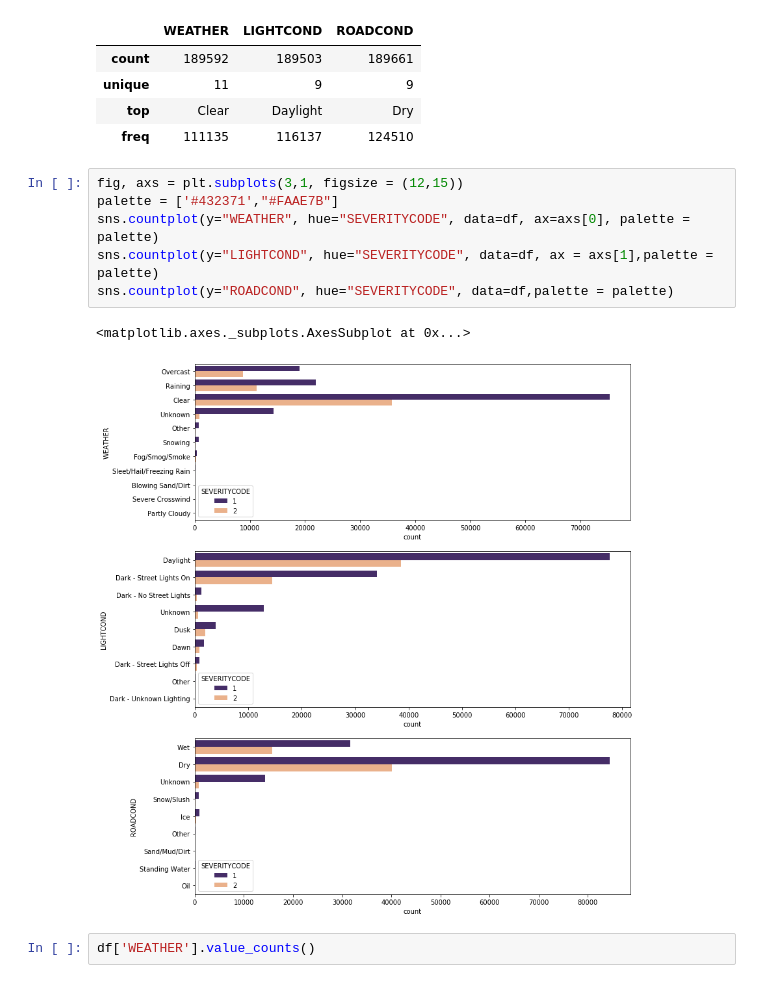
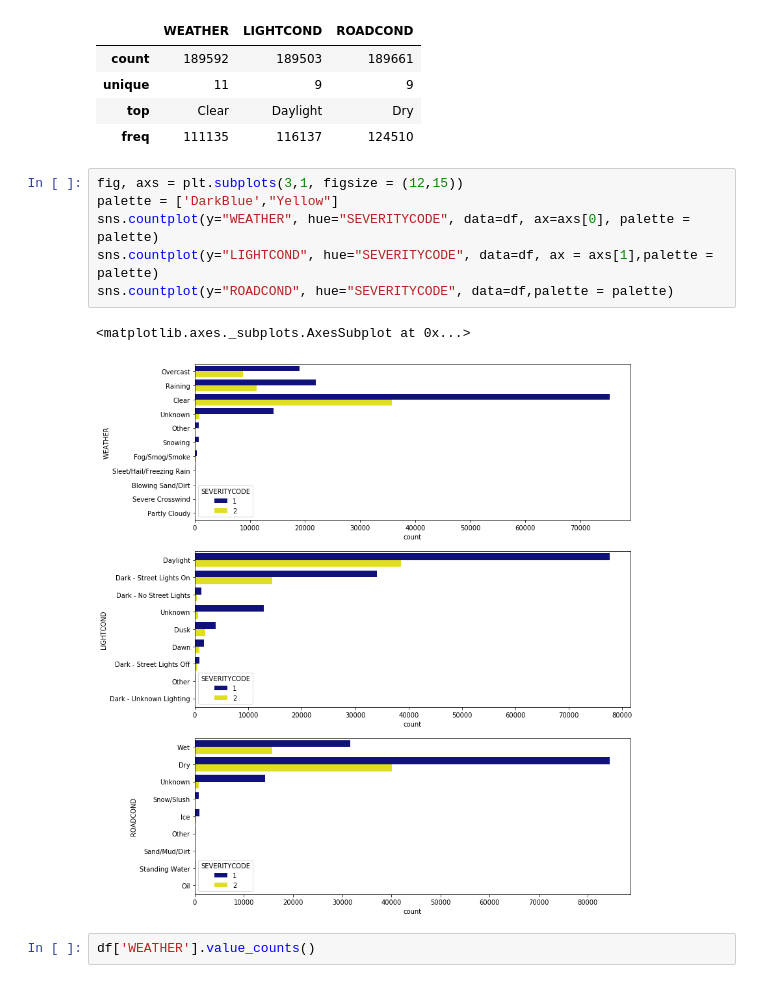
Before and after one commit to corduroy24/Coursera_Capstone, a Jupyter notebook: Coursera_Capstone.ipynb, the cells around one changed output. Drawn from its saved outputs; the diff is of its cells as text.

```diff
--- a/Coursera_Capstone.ipynb
+++ b/Coursera_Capstone.ipynb
@@ -104,13 +110,13 @@ df[['WEATHER', 'LIGHTCOND', 'ROADCOND']].describe()
 | freq | 111135 | 116137 | 124510 |
 # %%
 fig, axs = plt.subplots(3,1, figsize = (12,15))
-palette = ['#432371',"#FAAE7B"]
+palette = ['DarkBlue',"Yellow"]
 sns.countplot(y="WEATHER", hue="SEVERITYCODE", data=df, ax=axs[0], palette = palette)
 sns.countplot(y="LIGHTCOND", hue="SEVERITYCODE", data=df, ax = axs[1],palette = palette)
 sns.countplot(y="ROADCOND", hue="SEVERITYCODE", data=df,palette = palette)
 # %% [output]
 <matplotlib.axes._subplots.AxesSubplot at 0x...>
-[figure, old version]
+[figure, new version]
 # %%
 df['WEATHER'].value_counts()
 # %% [output]
```
Also changed, not shown: parts of 63 cells of this notebook, 1 other file.
